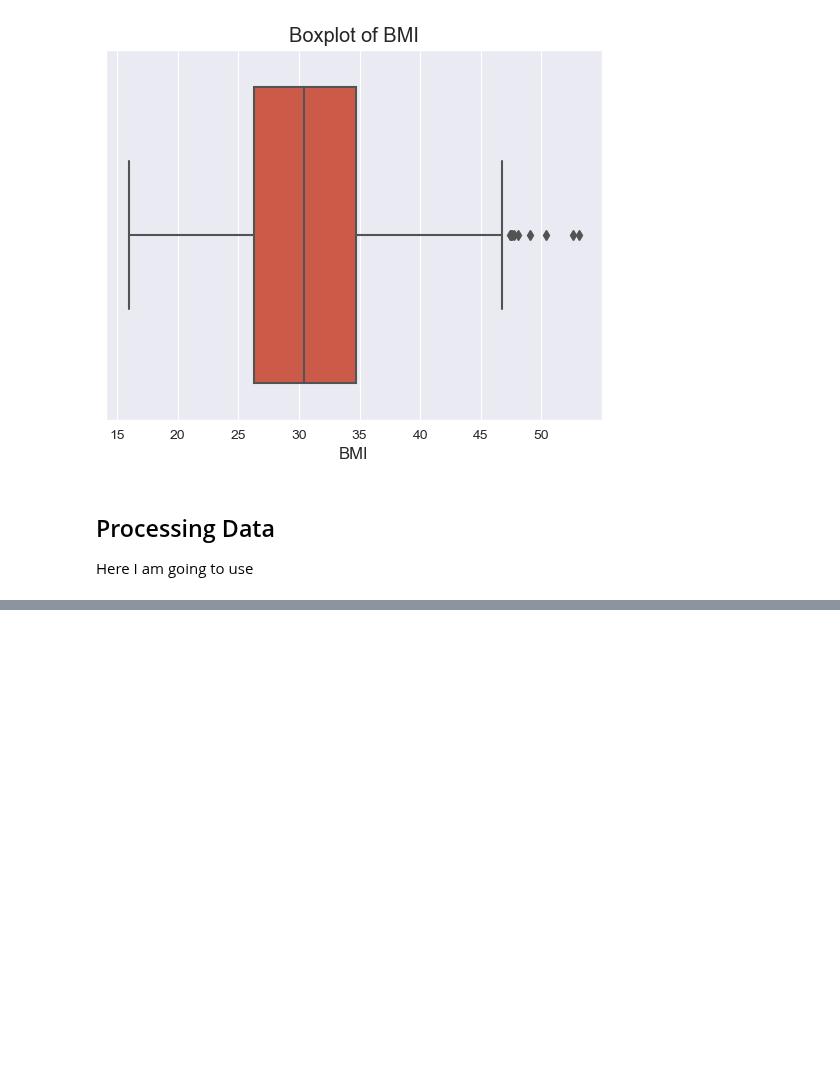
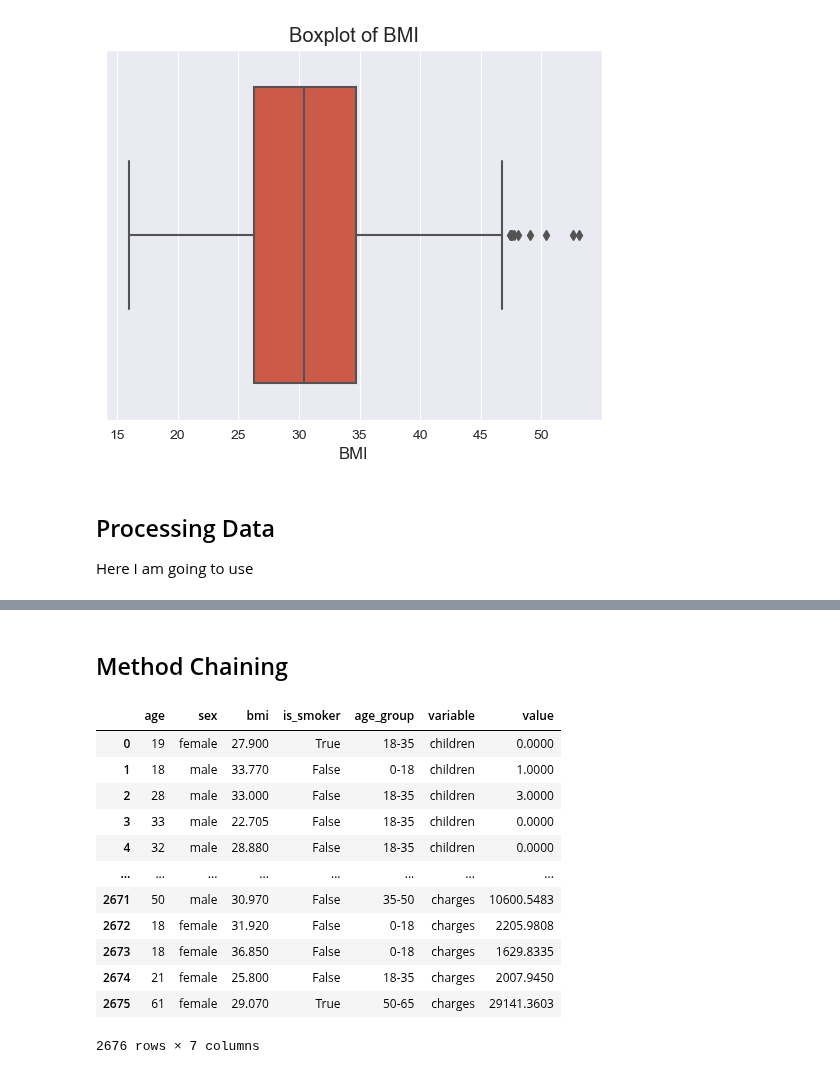
Before and after one commit to ubco-W2022T2-data301/project-group-group40, a Jupyter notebook: analysis/analysis3.ipynb, the cells around one changed output, grey strips where cells are left out. Saved outputs shown, nothing was run; the diff lists cells and outputs as text; code cells hidden in the pictures; blank space fills up the shorter version.

```diff
--- a/analysis/analysis3.ipynb
+++ b/analysis/analysis3.ipynb
@@ -108,0 +112,51 @@ print(dataframe)
+# %% [markdown]
+## Method Chaining
+# %%
+import pandas as pd
+
+def load_and_process(url_or_path_to_csv_file):
+
+    # Load data and drop unused columns
+    df = (
+        pd.read_csv(url_or_path_to_csv_file)
+        .drop(['region'], axis=1)
+    )
+
+    # Clean data
+    df = (
+        df
+        .dropna()
+        .reset_index(drop=True)
+    )
+
+    # Process data
+    df = (
+        df
+        .assign(is_smoker=df['smoker'].map({'yes': True, 'no': False}))
+        .drop(['smoker'], axis=1)
+        .assign(age_group=pd.cut(df['age'], bins=[0, 18, 35, 50, 65, 100], labels=['0-18', '18-35', '35-50', '50-65', '65+']))
+    )
+
+    # Restructure data format
+    df = (
+        df
+        .melt(id_vars=['age', 'sex', 'bmi', 'is_smoker', 'age_group'], var_name='variable', value_name='value')
+    )
+
+    return df
+# %%
+load_and_process('../data/raw/Medical_Cost.csv')
+# %% [output]
+|  | age | sex | bmi | is_smoker | age_group | variable | value |
+| 0 | 19 | female | 27.900 | True | 18-35 | children | 0.0000 |
+| 1 | 18 | male | 33.770 | False | 0-18 | children | 1.0000 |
+| 2 | 28 | male | 33.000 | False | 18-35 | children | 3.0000 |
+| 3 | 33 | male | 22.705 | False | 18-35 | children | 0.0000 |
+| 4 | 32 | male | 28.880 | False | 18-35 | children | 0.0000 |
+| ... | ... | ... | ... | ... | ... | ... | ... |
+| 2671 | 50 | male | 30.970 | False | 35-50 | charges | 10600.5483 |
+| 2672 | 18 | female | 31.920 | False | 0-18 | charges | 2205.9808 |
+| 2673 | 18 | female | 36.850 | False | 0-18 | charges | 1629.8335 |
+| 2674 | 21 | female | 25.800 | False | 18-35 | charges | 2007.9450 |
+| 2675 | 61 | female | 29.070 | True | 50-65 | charges | 29141.3603 |
+2676 rows × 7 columns
```
Also changed, not shown: parts of 2 cells of this notebook, 1 other file.
